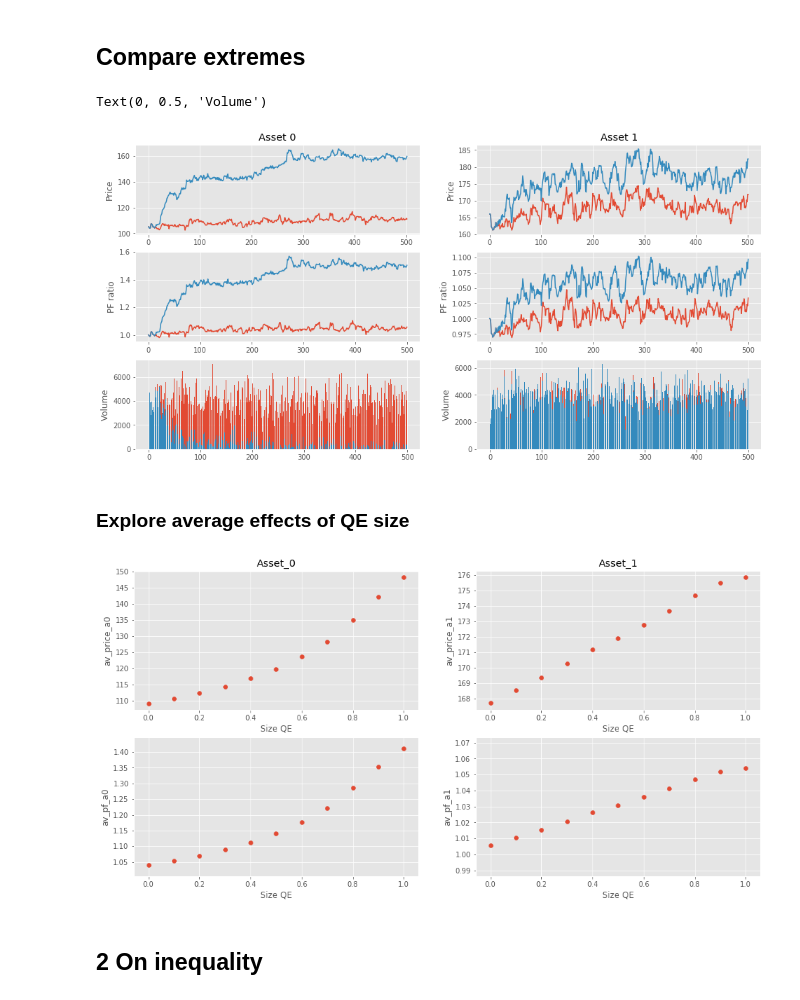
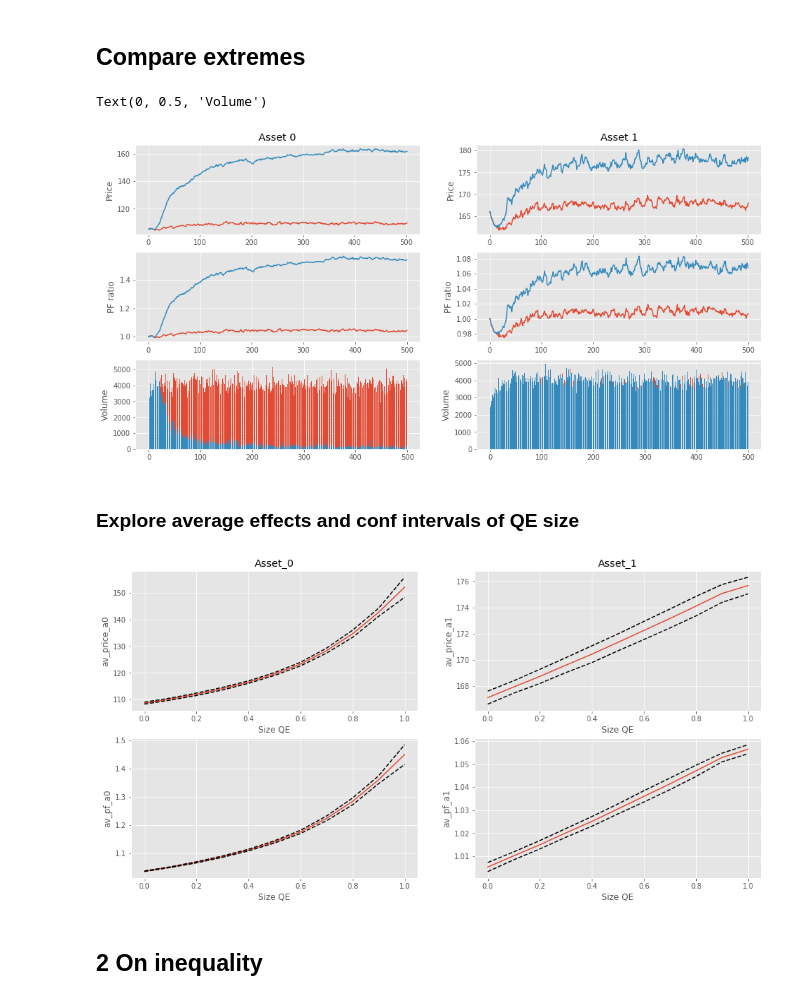
Before and after one commit to joerischasfoort/qe-inequality, a Jupyter notebook: qe-experiment.ipynb, the cells around one changed output. Drawn from its saved outputs; the diff is of its cells as text; code cells hidden in the pictures.

```diff
--- a/qe-experiment.ipynb
+++ b/qe-experiment.ipynb
@@ -24,7 +24,7 @@ def confidence_interval(data, av):
 # %% [markdown]
 # QE experiment
 # %%
-NRUNS = 1
+NRUNS = 8
 burn_in_period = 0
 # %%
 params = {"fundamental_values": [105, 166], "asset_types": ['bond', 'stock'],
@@ -163,6 +169,6 @@ ax6.bar(av_vol1_experiments[-1].index, av_vol1_experiments[-1])
 ax6.set_ylabel('Volume')
 # %% [output]
 Text(0, 0.5, 'Volume')
-[figure, old version]
+[figure, new version]
 # %% [markdown]
-### Explore average effects of QE size
+### Explore average effects and conf intervals of QE size
@@ -171,29 +239,39 @@ data = pd.DataFrame({'av_price_a0': [np.mean(p) for p in av_p0_experiments],
                      'av_price_a1': [np.mean(p) for p in av_p1_experiments] ,
                      'av_pf_a0': [np.mean(av_p0_experiments[idx] / av_fn0_experiments[idx]) for idx in range(experiments)],
                      'av_pf_a1': [np.mean(av_p1_experiments[idx] / av_fn1_experiments[idx]) for idx in range(experiments)],
-                     'lin_size_qe': full_qe_size})
+                     'lin_size_qe': qe_size})
 data['const'] = 1
 # %%
 fig, ((ax1, ax2),(ax3, ax4)) = plt.subplots(2, 2, figsize=[16,8])
-
-ax1.scatter(data['lin_size_qe'], data['av_price_a0'])
-ax1.set_ylabel('av_price_a0')
-
-ax2.scatter(data['lin_size_qe'], data['av_price_a1'])
-ax2.set_ylabel('av_price_a1')
 
 ax1.set_title('Asset_0')
 ax2.set_title('Asset_1')
 
-ax3.scatter(data['lin_size_qe'], data['av_pf_a0'])
+ax1.plot(data['lin_size_qe'], p0_averages)
+ax1.plot(data['lin_size_qe'], p0_conf_interval_uppers, 'k--')
+ax1.plot(data['lin_size_qe'], p0_conf_intervals_lowers, 'k--')
+ax1.set_ylabel('av_price_a0')
+
+ax2.plot(data['lin_size_qe'], p1_averages)
+ax2.plot(data['lin_size_qe'], p1_conf_interval_uppers, 'k--')
+ax2.plot(data['lin_size_qe'], p1_conf_intervals_lowers, 'k--')
+ax2.set_ylabel('av_price_a1')
+
+ax3.plot(data['lin_size_qe'], pf0_averages)
+ax3.plot(data['lin_size_qe'], pf0_conf_interval_uppers, 'k--')
+ax3.plot(data['lin_size_qe'], pf0_conf_intervals_lowers, 'k--')
 ax3.set_ylabel('av_pf_a0')
 
-ax4.scatter(data['lin_size_qe'], data['av_pf_a1'])
+ax4.plot(data['lin_size_qe'], pf1_averages)
+ax4.plot(data['lin_size_qe'], pf1_conf_interval_uppers, 'k--')
+ax4.plot(data['lin_size_qe'], pf1_conf_intervals_lowers, 'k--')
 ax4.set_ylabel('av_pf_a1')
 
 for ax in [ax1, ax2, ax3, ax4]:
     ax.set_xlabel('Size QE')
+
+fig.savefig('qe_size_effect_on_prices.png')
 # %% [output]
-[figure, old version]
+[figure, new version]
 # %% [markdown]
 ## 2 On inequality
```
Also changed, not shown: parts of 5 cells of this notebook, 2 other files.
